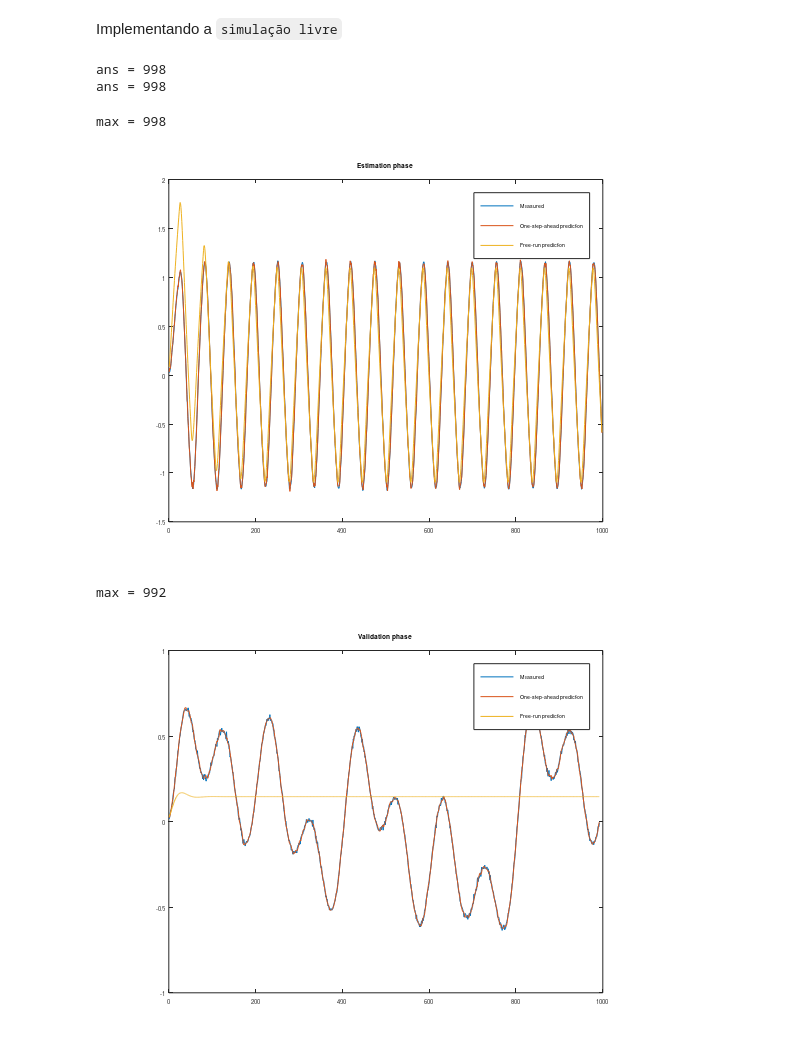
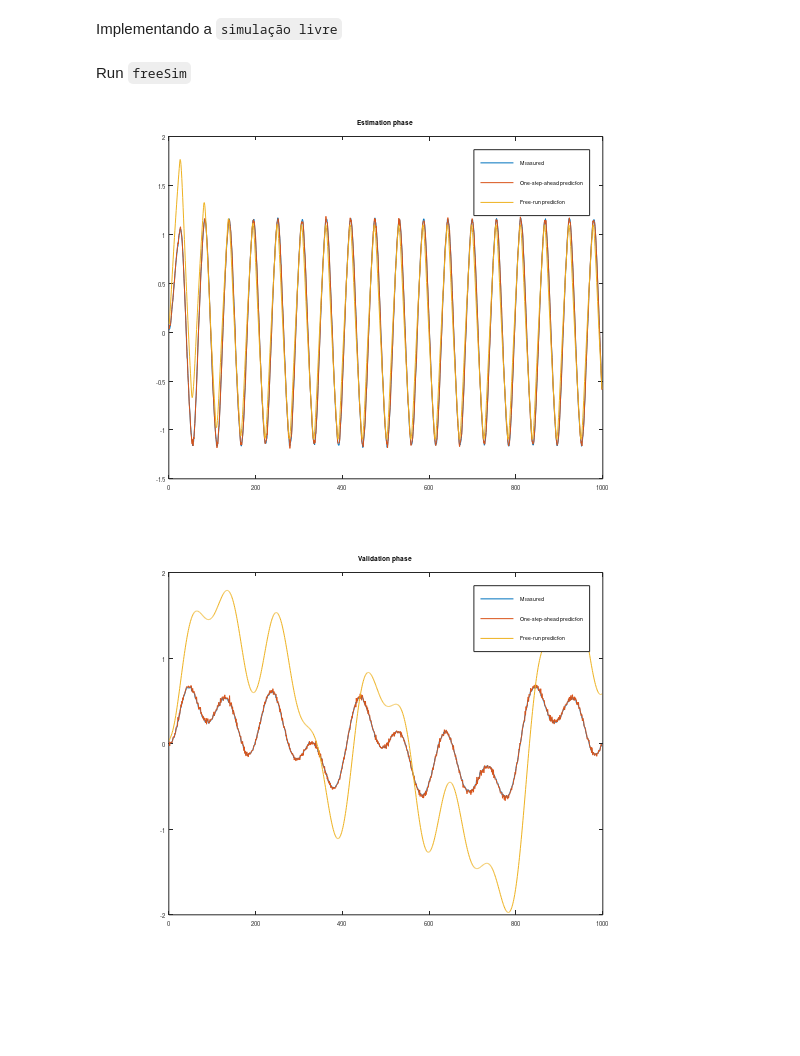
Before and after one commit to felipecostapereira/MEC2015_SYSTEM_IDENTIFICATION, a Jupyter notebook: Work_01/SYS_ID_01b_MQB_Felipe.ipynb, the cells around one changed output. Cells and saved outputs as stored; diff of their text form; code cells hidden in the pictures; blank space fills up the shorter version.

```diff
--- a/Work_01/SYS_ID_01b_MQB_Felipe.ipynb
+++ b/Work_01/SYS_ID_01b_MQB_Felipe.ipynb
@@ -197,30 +195,22 @@ end
 % y_pred = freeSim(YTRA(1:m),UTRA(1:m), na, nb, th_hat);
 % plot(y_pred)
 %%%%%%%%%%%%%%%%%%%%%%%%%%%%%%%%%%%%%%%%%%%%%%%%%%%%%%%%%%%%%%%%%%%%%%
+# %% [markdown]
+Run `freeSim`
 # %%
 % free run simulation
 yhat_TRA_FR = freeSim(YTRA,UTRA,na,nb,th_hat);
 yhat_VAL_FR = freeSim(YVAL,UVAL,na,nb,th_hat);
-length(yhat_TRA_FR)
-length(yhat_VAL_FR)
-# %% [output]
-ans = 998
-ans = 998
 # %%
-max=length(yhat_VAL_FR)
+figure
+plot([Y1 yhat_TRA_OSA yhat_TRA_FR])
+title('Estimation phase')
+legend('Measured','One-step-ahead prediction','Free-run prediction')
 
 figure
-plot([Y1(1:max) yhat_TRA_OSA(1:max) yhat_TRA_FR(1:max)])
-title('Estimation phase')
+plot([Y2 yhat_VAL_OSA yhat_VAL_FR])
+title('Validation phase')
 legend('Measured','One-step-ahead prediction','Free-run prediction')
 # %% [output]
-max = 998
 [figure]
+[figure, added]
-# %%
-figure
-plot([Y2(1:max) yhat_VAL_OSA(1:max) yhat_VAL_FR(1:max)])
-title('Validation phase')
-legend('Measured','One-step-ahead prediction','Free-run prediction')
-# %% [output]
-max = 992
-[figure, removed]
```
Also changed, not shown: parts of 1 cell of this notebook.
